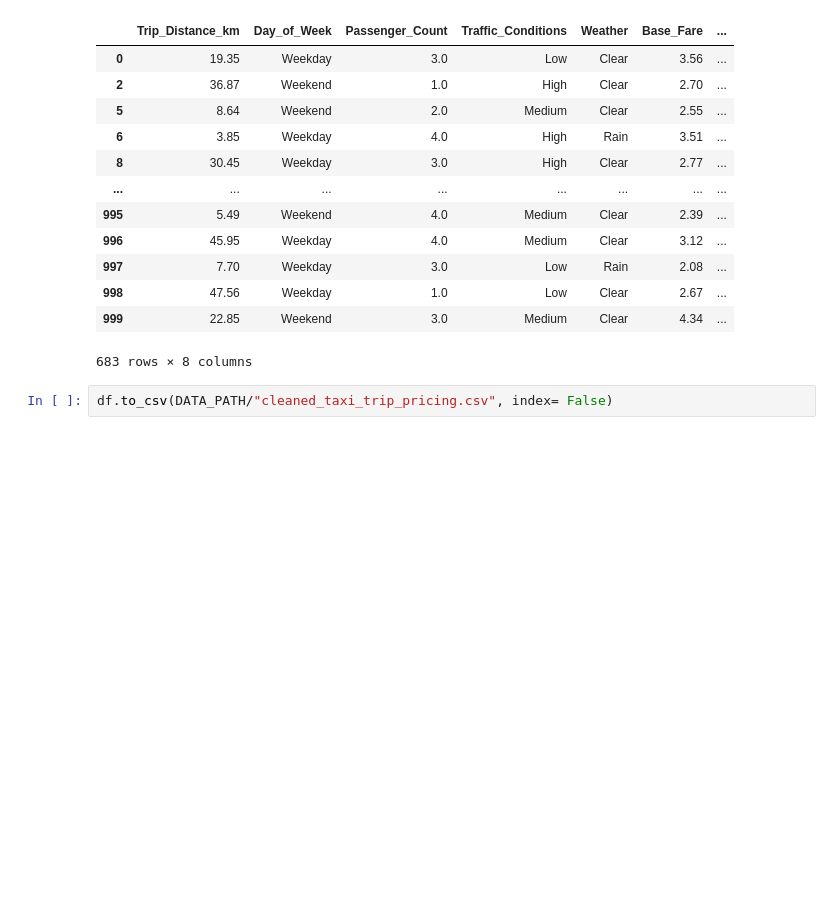
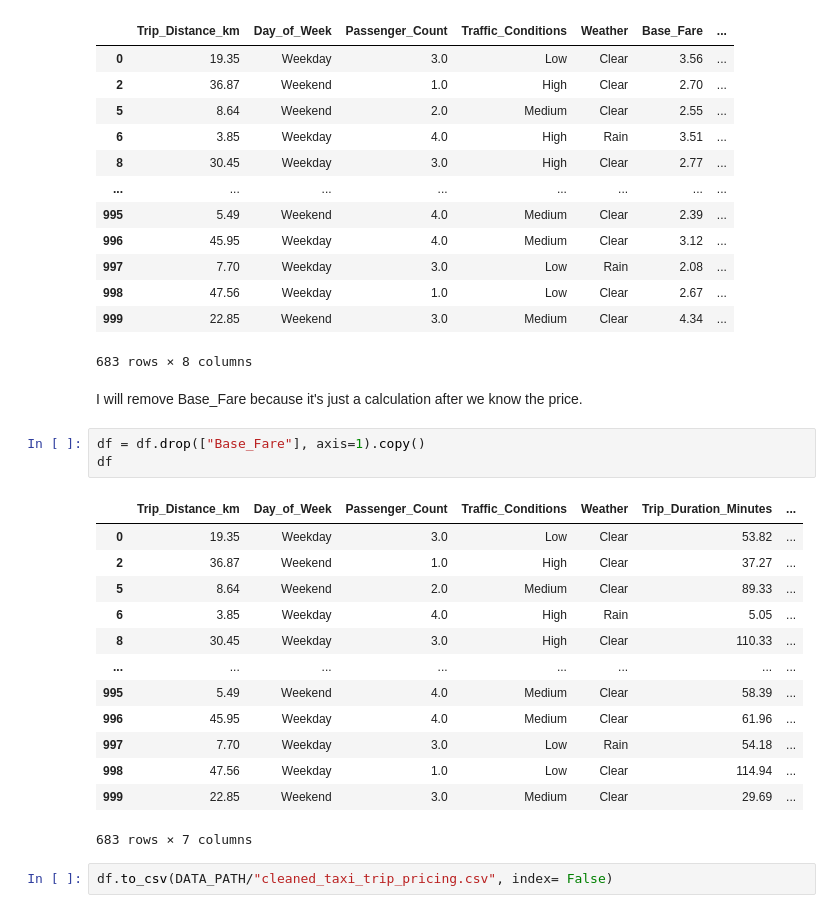
Before and after one commit to norelindkvist-debug/taxi-prediction-fullstack-nore, a Jupyter notebook: src/taxipred/model_development/eda.ipynb, the cells around one changed output. Drawn from its saved outputs; the diff is of its cells as text; blank space fills up the shorter version.

Commit message:
I removed Base_Fare from the data and I did a test_model to test if my model works

```diff
--- a/src/taxipred/model_development/eda.ipynb
+++ b/src/taxipred/model_development/eda.ipynb
@@ -220,5 +220,24 @@ df
 | 998 | 47.56 | Weekday | 1.0 | Low | Clear | 2.67 | ... |
 | 999 | 22.85 | Weekend | 3.0 | Medium | Clear | 4.34 | ... |
 683 rows × 8 columns
+# %% [markdown]
+I will remove Base_Fare because it's just a calculation after we know the price.
+# %%
+df = df.drop(["Base_Fare"], axis=1).copy()
+df
+# %% [output]
+|  | Trip_Distance_km | Day_of_Week | Passenger_Count | Traffic_Conditions | Weather | Trip_Duration_Minutes | ... |
+| 0 | 19.35 | Weekday | 3.0 | Low | Clear | 53.82 | ... |
+| 2 | 36.87 | Weekend | 1.0 | High | Clear | 37.27 | ... |
+| 5 | 8.64 | Weekend | 2.0 | Medium | Clear | 89.33 | ... |
+| 6 | 3.85 | Weekday | 4.0 | High | Rain | 5.05 | ... |
+| 8 | 30.45 | Weekday | 3.0 | High | Clear | 110.33 | ... |
+| ... | ... | ... | ... | ... | ... | ... | ... |
+| 995 | 5.49 | Weekend | 4.0 | Medium | Clear | 58.39 | ... |
+| 996 | 45.95 | Weekday | 4.0 | Medium | Clear | 61.96 | ... |
+| 997 | 7.70 | Weekday | 3.0 | Low | Rain | 54.18 | ... |
+| 998 | 47.56 | Weekday | 1.0 | Low | Clear | 114.94 | ... |
+| 999 | 22.85 | Weekend | 3.0 | Medium | Clear | 29.69 | ... |
+683 rows × 7 columns
 # %%
 df.to_csv(DATA_PATH/"cleaned_taxi_trip_pricing.csv", index= False)
```
Also changed, not shown: 5 other files.
